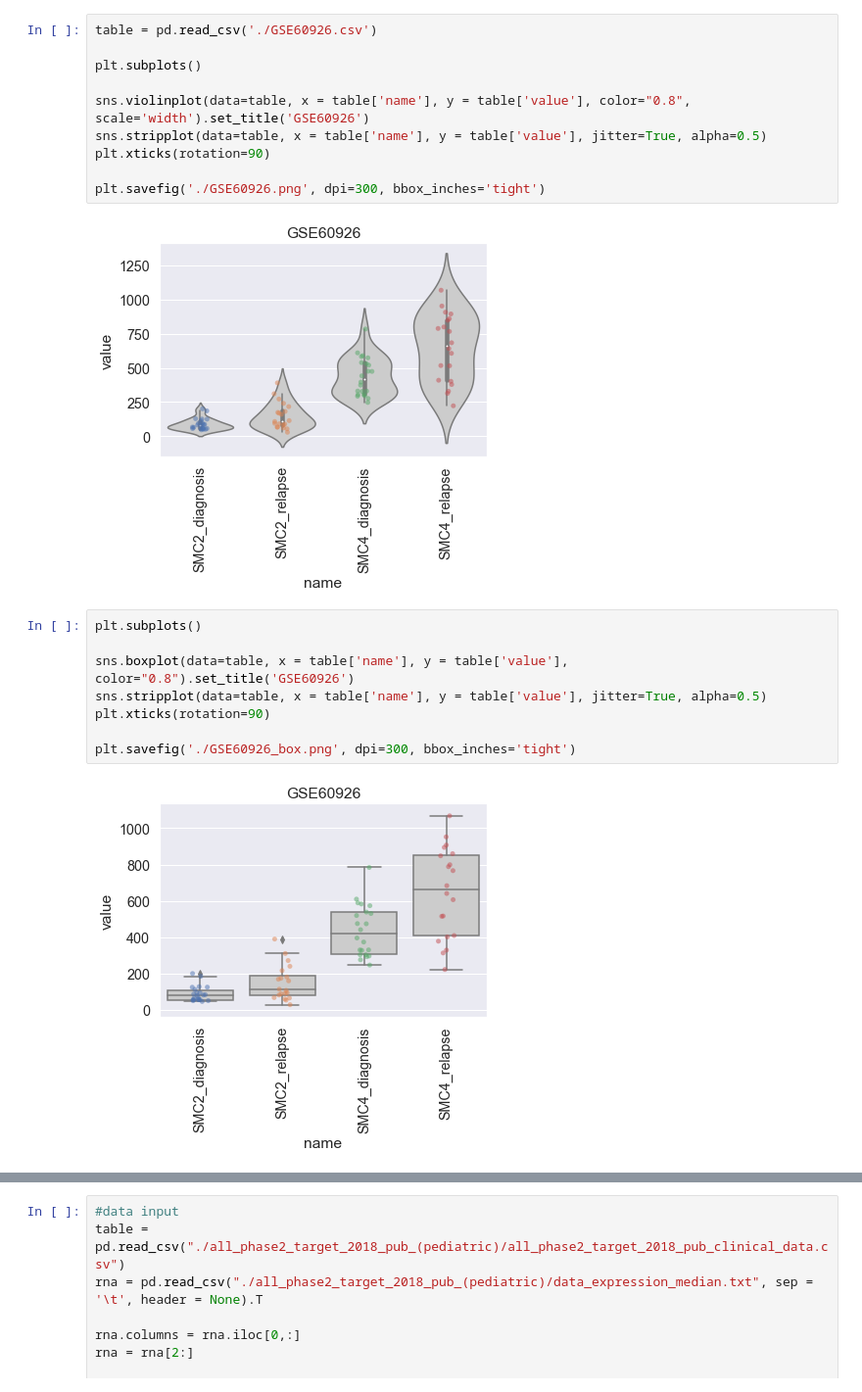
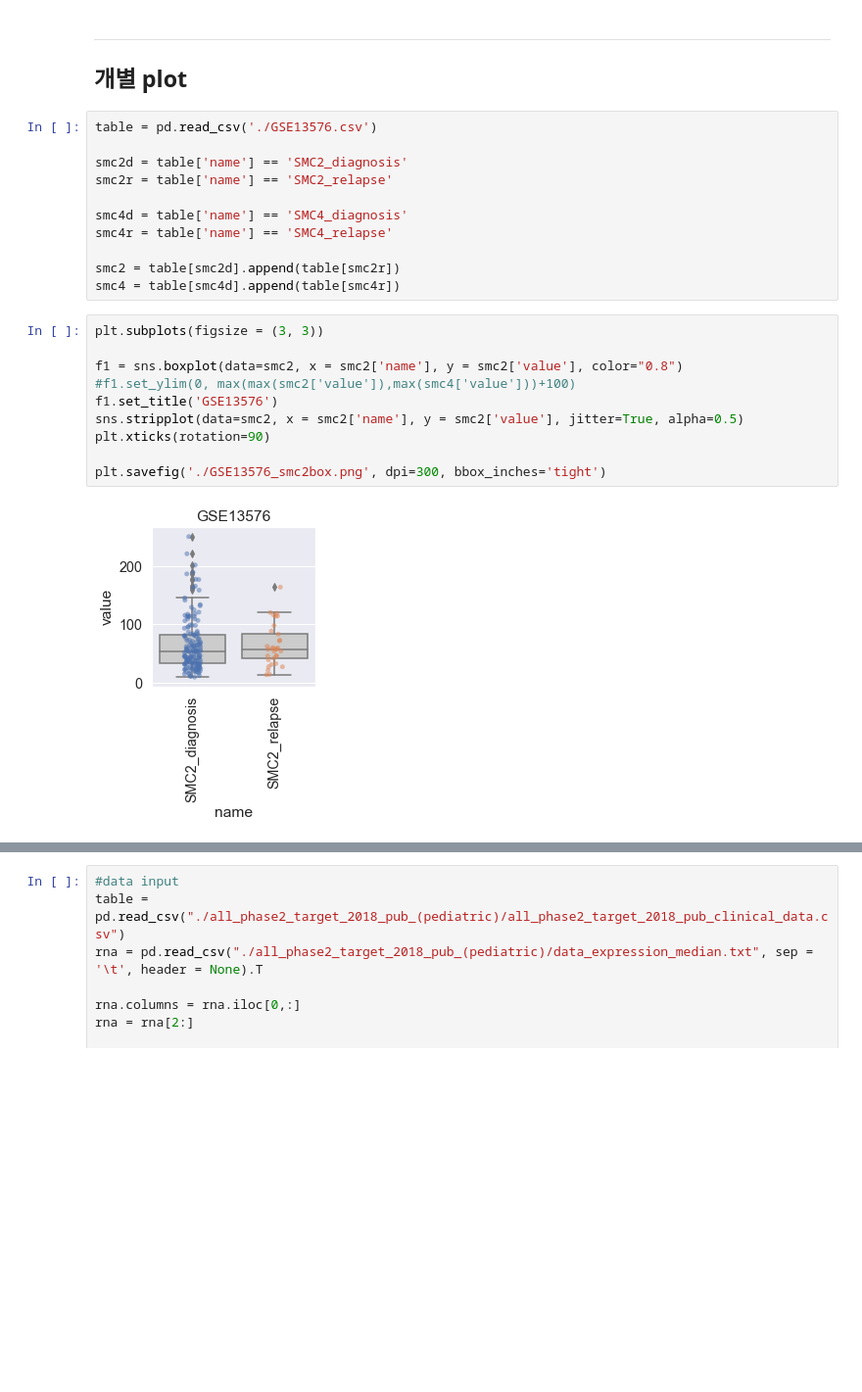
Before and after one commit to boringariel/Data_preprocessing, a Jupyter notebook: ALL_SMC_plot.ipynb, the cells around one changed output, grey strips where cells are left out. Shown: that part at 98% size. Drawn from its saved outputs; the diff is of its cells as text; blank space fills up the shorter version.

```diff
--- a/ALL_SMC_plot.ipynb
+++ b/ALL_SMC_plot.ipynb
@@ -15,22 +70,26 @@ pal = sns.diverging_palette(127.7, 12.2, l=53.4, n=255, center="dark")
+# %% [markdown]
+---
+## 개별 plot
+# %%
+table = pd.read_csv('./GSE13576.csv')
+
+smc2d = table['name'] == 'SMC2_diagnosis'
+smc2r = table['name'] == 'SMC2_relapse'
+
+smc4d = table['name'] == 'SMC4_diagnosis'
+smc4r = table['name'] == 'SMC4_relapse'
+
+smc2 = table[smc2d].append(table[smc2r])
+smc4 = table[smc4d].append(table[smc4r])
 # %%
-table = pd.read_csv('./GSE60926.csv')
+plt.subplots(figsize = (3, 3))
 
-plt.subplots()
-
-sns.violinplot(data=table, x = table['name'], y = table['value'], color="0.8", scale='width').set_title('GSE60926')
-sns.stripplot(data=table, x = table['name'], y = table['value'], jitter=True, alpha=0.5)
+f1 = sns.boxplot(data=smc2, x = smc2['name'], y = smc2['value'], color="0.8")
+#f1.set_ylim(0, max(max(smc2['value']),max(smc4['value']))+100)
+f1.set_title('GSE13576')
+sns.stripplot(data=smc2, x = smc2['name'], y = smc2['value'], jitter=True, alpha=0.5)
 plt.xticks(rotation=90)
 
-plt.savefig('./GSE60926.png', dpi=300, bbox_inches='tight')
+plt.savefig('./GSE13576_smc2box.png', dpi=300, bbox_inches='tight')
 # %% [output]
-[figure, old version]
+[figure, new version]
-# %%
-plt.subplots()
-
-sns.boxplot(data=table, x = table['name'], y = table['value'], color="0.8").set_title('GSE60926')
-sns.stripplot(data=table, x = table['name'], y = table['value'], jitter=True, alpha=0.5)
-plt.xticks(rotation=90)
-
-plt.savefig('./GSE60926_box.png', dpi=300, bbox_inches='tight')
-# %% [output]
-[figure, removed]
```
Also changed, not shown: parts of 17 cells of this notebook.
